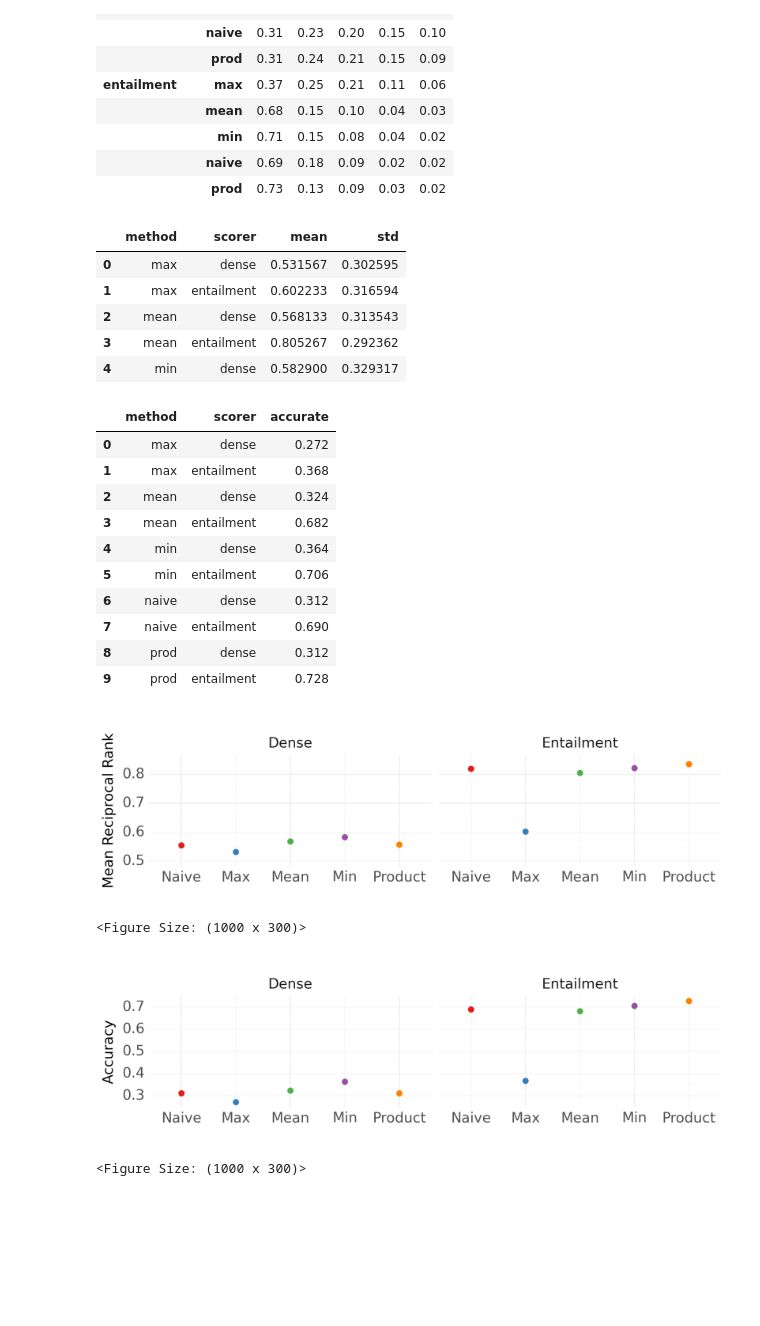
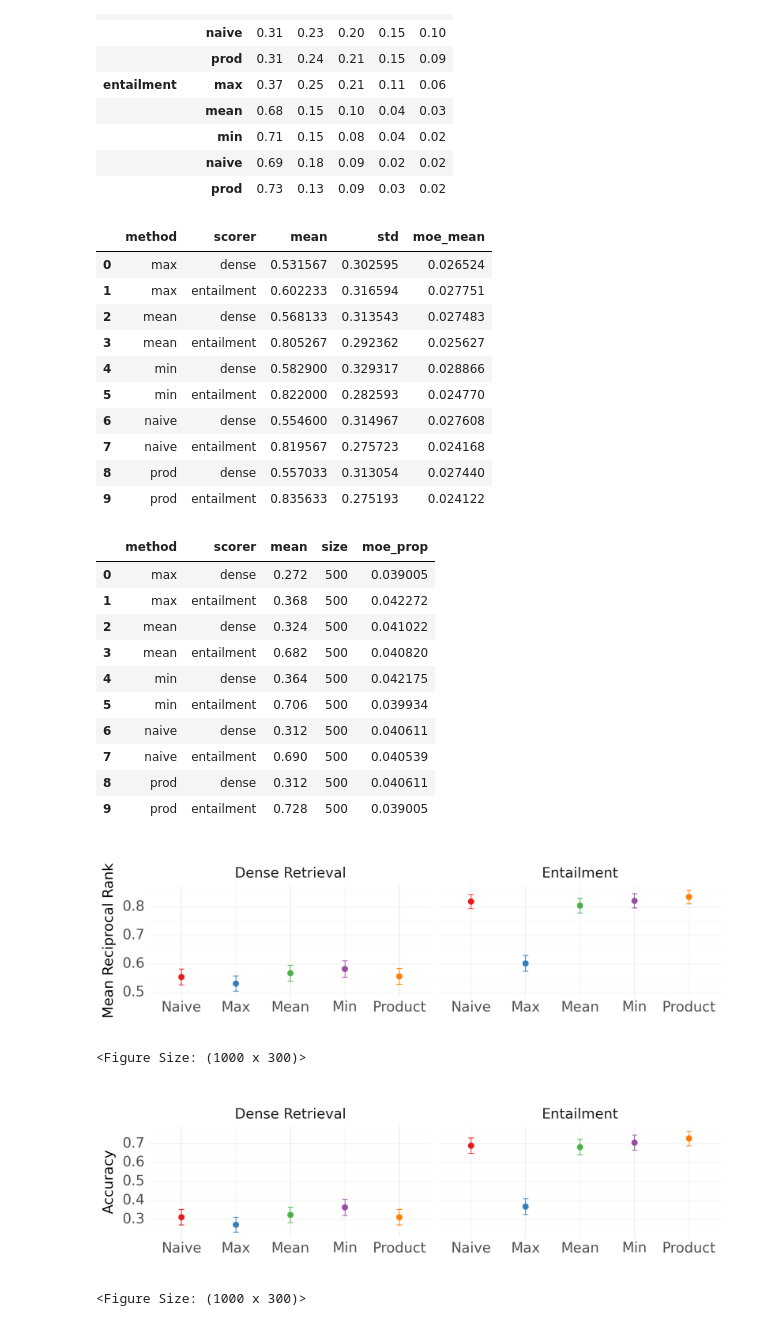
Before and after one commit to baronet2/marir, a Jupyter notebook: RecipeMPR/20_compare_algorithms.ipynb, the cells around one changed output. Cells and saved outputs as stored; diff of their text form; code cells hidden in the pictures; blank space fills up the shorter version.

```diff
--- a/RecipeMPR/20_compare_algorithms.ipynb
+++ b/RecipeMPR/20_compare_algorithms.ipynb
@@ -148,48 +148,61 @@ ranks
 |  | naive | 0.69 | 0.18 | 0.09 | 0.02 | 0.02 |
 |  | prod | 0.73 | 0.13 | 0.09 | 0.03 | 0.02 |
 # %%
+from numpy import sqrt
+
 def mrr(ranks):
     # Mean reciprocal rank, higher is better
     return (1 / ranks).mean()
+
+def moe_mean(vals, z = 1.96):
+    return z * vals.std() / sqrt(len(vals))
 
 mrr_results = (
     ranks
     .assign(rr = lambda d: 1 / d['rank'])
     .groupby(['method', 'scorer'])
-    ['rr'].agg(['mean', 'std'])
+    ['rr'].agg(['mean', 'std', moe_mean])
     .reset_index()
 )
 
-mrr_results.head()
+mrr_results
 # %% [output]
-|  | method | scorer | mean | std |
-| 0 | max | dense | 0.531567 | 0.302595 |
-| 1 | max | entailment | 0.602233 | 0.316594 |
-| 2 | mean | dense | 0.568133 | 0.313543 |
-| 3 | mean | entailment | 0.805267 | 0.292362 |
-| 4 | min | dense | 0.582900 | 0.329317 |
+|  | method | scorer | mean | std | moe_mean |
+| 0 | max | dense | 0.531567 | 0.302595 | 0.026524 |
+| 1 | max | entailment | 0.602233 | 0.316594 | 0.027751 |
+| 2 | mean | dense | 0.568133 | 0.313543 | 0.027483 |
+| 3 | mean | entailment | 0.805267 | 0.292362 | 0.025627 |
+| 4 | min | dense | 0.582900 | 0.329317 | 0.028866 |
+| 5 | min | entailment | 0.822000 | 0.282593 | 0.024770 |
+| 6 | naive | dense | 0.554600 | 0.314967 | 0.027608 |
+| 7 | naive | entailment | 0.819567 | 0.275723 | 0.024168 |
+| 8 | prod | dense | 0.557033 | 0.313054 | 0.027440 |
+| 9 | prod | entailment | 0.835633 | 0.275193 | 0.024122 |
 # %%
+def moe_prop(ranks, z = 1.96):
+    return z * sqrt(ranks.mean() * (1 - ranks).mean() / len(ranks))
+
 accuracy_results = (
     ranks
     .assign(accurate = lambda d: d['rank'] == 1)
     .groupby(['method', 'scorer'])
-    ['accurate'].mean()
+    ['accurate'].agg(['mean', 'size', moe_prop])
     .reset_index()
 )
 
 accuracy_results
 # %% [output]
-|  | method | scorer | accurate |
-| 0 | max | dense | 0.272 |
-| 1 | max | entailment | 0.368 |
-| 2 | mean | dense | 0.324 |
-| 3 | mean | entailment | 0.682 |
-| 4 | min | dense | 0.364 |
-| 5 | min | entailment | 0.706 |
-| 6 | naive | dense | 0.312 |
-| 7 | naive | entailment | 0.690 |
-| 8 | prod | dense | 0.312 |
-| 9 | prod | entailment | 0.728 |
+|  | method | scorer | mean | size | moe_prop |
+| 0 | max | dense | 0.272 | 500 | 0.039005 |
+| 1 | max | entailment | 0.368 | 500 | 0.042272 |
+| 2 | mean | dense | 0.324 | 500 | 0.041022 |
+| 3 | mean | entailment | 0.682 | 500 | 0.040820 |
+| 4 | min | dense | 0.364 | 500 | 0.042175 |
+| 5 | min | entailment | 0.706 | 500 | 0.039934 |
+| 6 | naive | dense | 0.312 | 500 | 0.040611 |
+| 7 | naive | entailment | 0.690 | 500 | 0.040539 |
+| 8 | prod | dense | 0.312 | 500 | 0.040611 |
+| 9 | prod | entailment | 0.728 | 500 | 0.039005 |
 # %%
 from plotnine import *
 
@@ -202,42 +215,43 @@ p = (
     .pipe(ggplot, aes(y = 'mean', x = 'method', group = 'scorer', color = 'method')) +
     facet_wrap("scorer", scales = "free_x") +
     geom_point(size = 3) +
+    geom_errorbar(aes(ymin = "mean - moe_mean", ymax = "mean + moe_mean"), width = 0.1) +
     theme_minimal() +
     scale_color_brewer(type="qual", palette="Set1") +
     labs(y = "Mean Reciprocal Rank", x = "", color = "", linetype="") +
-    theme(figure_size=(10, 3), text=element_text(size=16), legend_entry_spacing_y=16, legend_position="none") +
-    ylim(0.5, 0.85)
+    theme(figure_size=(10, 3), text=element_text(size=16), legend_entry_spacing_y=16, legend_position="none")
 )
 
 p.save("RecipeMPR Results MRR.png")
 
 p
 # %% [output]
-[figure, old version]
+[figure, new version]
 <Figure Size: (1000 x 300)>
 # %%
 from plotnine import *
 
 p = (
     accuracy_results
     .assign(
         method = lambda d: pd.Categorical(d.method.replace({'prod': 'product'}).str.capitalize(), categories = ['Naive', 'Max', 'Mean', 'Min', 'Product']),
         scorer = lambda d: d.scorer.str.capitalize().replace({'Dense': 'Dense Retrieval'})
     )
-    .pipe(ggplot, aes(y = 'accurate', x = 'method', group = 'scorer', color = 'method')) +
+    .pipe(ggplot, aes(y = 'mean', x = 'method', group = 'scorer', color = 'method')) +
     facet_wrap("scorer", scales = "free_x") +
     geom_point(size = 3) +
+    geom_errorbar(aes(ymin = "mean - moe_prop", ymax = "mean + moe_prop"), width = 0.1) +
     theme_minimal() +
     scale_color_brewer(type="qual", palette="Set1") +
     labs(y = "Accuracy", x = "", color = "", linetype="") +
     theme(figure_size=(10, 3), text=element_text(size=16), legend_entry_spacing_y=16, legend_position="none")
 )
 
 p.save("RecipeMPR Results Accuracy.png")
 
 p
 # %% [output]
-[figure, old version]
+[figure, new version]
 <Figure Size: (1000 x 300)>
 # %%
 p = (
```
Also changed, not shown: parts of 3 cells of this notebook, 4 other files.
